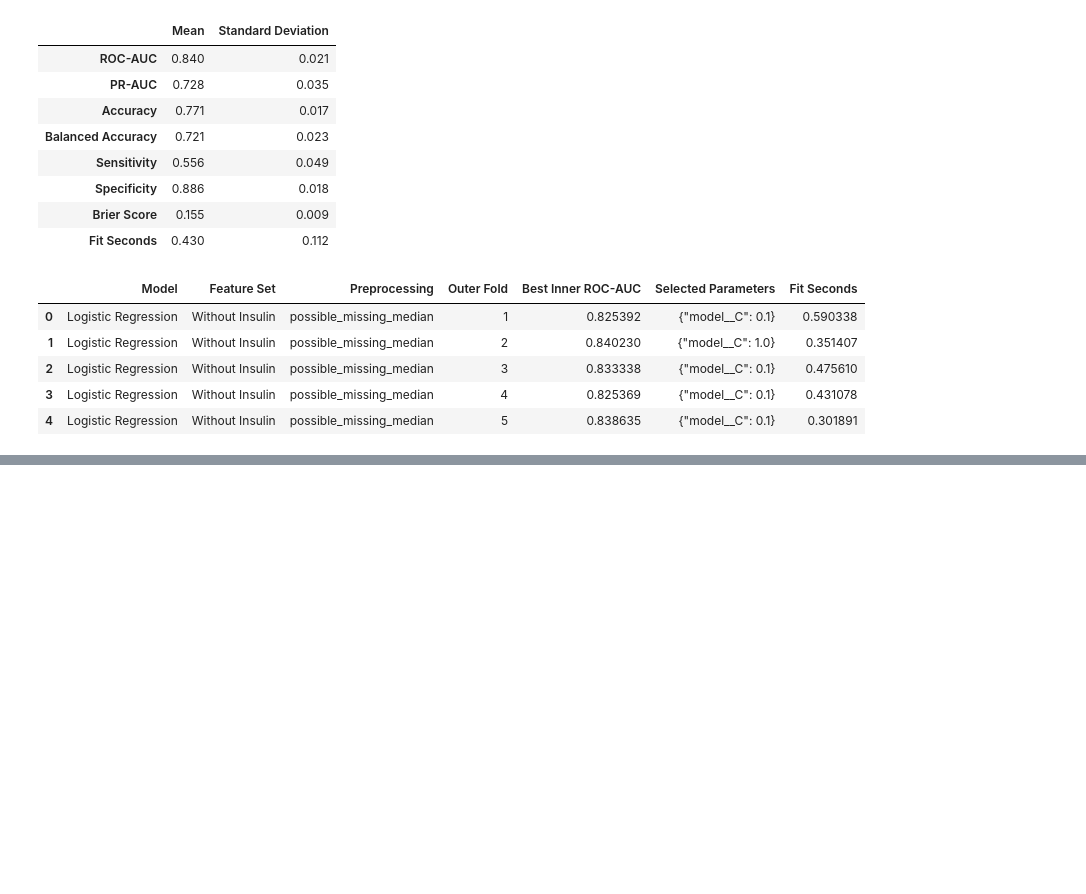
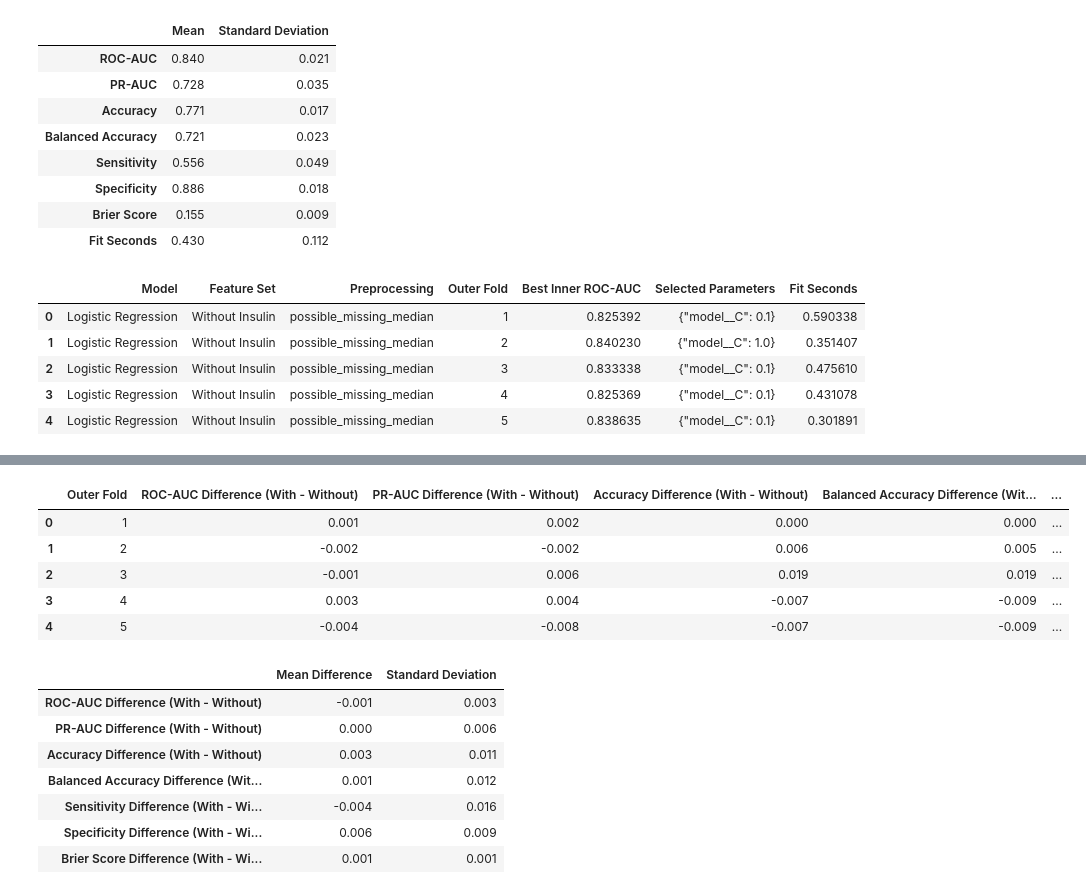
Before and after one commit to rodrigoviannasn/mat422-insulin-diabetes-project, a Jupyter notebook: notebooks/02_modeling_results.ipynb, the cells around one changed output, grey strips where cells are left out. Drawn from its saved outputs; the diff is of its cells as text; code cells hidden in the pictures; blank space fills up the shorter version.

```diff
--- a/notebooks/02_modeling_results.ipynb
+++ b/notebooks/02_modeling_results.ipynb
@@ -818,0 +895,69 @@ Running Logistic Regression | possible_missing_median | Without Insulin | outer
+# %%
+# Compare median-imputed logistic regression with and without insulin.
+
+median_without_folds = (
+    median_without_result["fold_metrics"]
+    .sort_values("Outer Fold")
+    .reset_index(drop=True)
+)
+
+median_with_folds = (
+    median_with_result["fold_metrics"]
+    .sort_values("Outer Fold")
+    .reset_index(drop=True)
+)
+
+median_paired_differences = pd.DataFrame({
+    "Outer Fold": median_without_folds["Outer Fold"],
+})
+
+for metric in METRIC_COLUMNS:
+    median_paired_differences[
+        f"{metric} Difference (With - Without)"
+    ] = (
+        median_with_folds[metric]
+        - median_without_folds[metric]
+    )
+
+median_difference_columns = [
+    column for column in median_paired_differences.columns
+    if column != "Outer Fold"
+]
+
+median_difference_summary = (
+    median_paired_differences[median_difference_columns]
+    .agg(["mean", "std"])
+    .T
+    .rename(columns={
+        "mean": "Mean Difference",
+        "std": "Standard Deviation",
+    })
+    .round(3)
+)
+
+display(median_paired_differences.round(3))
+display(median_difference_summary)
+
+median_paired_differences.to_csv(
+    TABLES_DIR / "logistic_median_insulin_ablation_by_fold.csv",
+    index=False,
+)
+
+median_difference_summary.to_csv(
+    TABLES_DIR / "logistic_median_insulin_ablation_summary.csv",
+)
+# %% [output]
+|  | Outer Fold | ROC-AUC Difference (With - Without) | PR-AUC Difference (With - Without) | Accuracy Difference (With - Without) | Balanced Accuracy Difference (Wit... | ... |
+| 0 | 1 | 0.001 | 0.002 | 0.000 | 0.000 | ... |
+| 1 | 2 | -0.002 | -0.002 | 0.006 | 0.005 | ... |
+| 2 | 3 | -0.001 | 0.006 | 0.019 | 0.019 | ... |
+| 3 | 4 | 0.003 | 0.004 | -0.007 | -0.009 | ... |
+| 4 | 5 | -0.004 | -0.008 | -0.007 | -0.009 | ... |
+|  | Mean Difference | Standard Deviation |
+| ROC-AUC Difference (With - Without) | -0.001 | 0.003 |
+| PR-AUC Difference (With - Without) | 0.000 | 0.006 |
+| Accuracy Difference (With - Without) | 0.003 | 0.011 |
+| Balanced Accuracy Difference (Wit... | 0.001 | 0.012 |
+| Sensitivity Difference (With - Wi... | -0.004 | 0.016 |
+| Specificity Difference (With - Wi... | 0.006 | 0.009 |
+| Brier Score Difference (With - Wi... | 0.001 | 0.001 |
```
Also changed, not shown: parts of 2 cells of this notebook.
